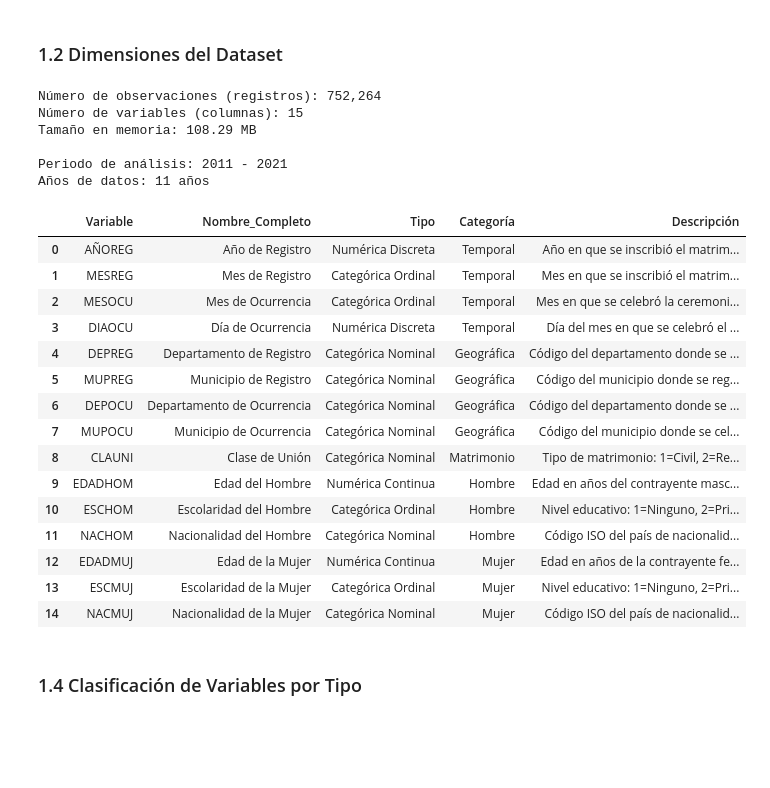
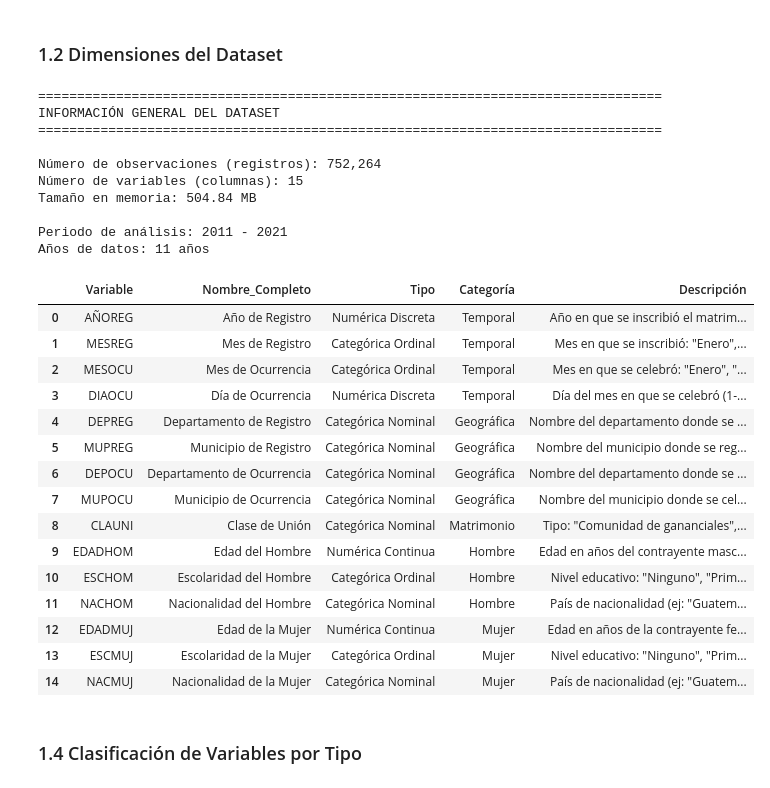
Before and after one commit to Branuvg/proyecto1_mineria, a Jupyter notebook: analisis_matrimonio.ipynb, the cells around one changed output. Drawn from its saved outputs; the diff is of its cells as text; code cells hidden in the pictures; blank space fills up the shorter version.

Commit message:
analisis de matrimonio corregido

```diff
--- a/analisis_matrimonio.ipynb
+++ b/analisis_matrimonio.ipynb
@@ -41,20 +87,36 @@ Forma del dataset: (752264, 15)
 ### 1.2 Dimensiones del Dataset
 # %%
 # Información general del dataset
+print("=" * 80)
+print("INFORMACIÓN GENERAL DEL DATASET")
+print("=" * 80)
+
 print(f"\nNúmero de observaciones (registros): {df.shape[0]:,}")
 print(f"Número de variables (columnas): {df.shape[1]}")
 print(f"Tamaño en memoria: {df.memory_usage(deep=True).sum() / 1024**2:.2f} MB")
-print(f"\nPeriodo de análisis: {int(df['AÑOREG'].min())} - {int(df['AÑOREG'].max())}")
-print(f"Años de datos: {int(df['AÑOREG'].max() - df['AÑOREG'].min() + 1)} años")
+
+# Usar columnas convertidas que ahora son numéricas
+if df['AÑOREG'].notna().any():
+    año_min = int(df['AÑOREG'].min())
+    año_max = int(df['AÑOREG'].max())
+    print(f"\nPeriodo de análisis: {año_min} - {año_max}")
+    print(f"Años de datos: {año_max - año_min + 1} años")
+else:
+    print("\n⚠️ No se pudieron obtener años (valores no numéricos)")
 # %% [output]
+================================================================================
+INFORMACIÓN GENERAL DEL DATASET
+================================================================================
+
 Número de observaciones (registros): 752,264
 Número de variables (columnas): 15
-Tamaño en memoria: 108.29 MB
+Tamaño en memoria: 504.84 MB
 
 Periodo de análisis: 2011 - 2021
 Años de datos: 11 años
 # %%
 # Crear diccionario detallado de variables
+# NOTA: Las descripciones reflejan que ahora los valores son texto descriptivo
 diccionario_variables = {
     'Variable': [
         'AÑOREG', 'MESREG', 'MESOCU', 'DIAOCU',  # Temporales
@@ -66,62 +128,62 @@ diccionario_variables = {
     'Nombre_Completo': [
         'Año de Registro', 'Mes de Registro', 'Mes de Ocurrencia', 'Día de Ocurrencia',
         'Departamento de Registro', 'Municipio de Registro', 'Departamento de Ocurrencia', 'Municipio de Ocurrencia',
         'Clase de Unión',
         'Edad del Hombre', 'Escolaridad del Hombre', 'Nacionalidad del Hombre',
         'Edad de la Mujer', 'Escolaridad de la Mujer', 'Nacionalidad de la Mujer'
     ],
     'Tipo': [
         'Numérica Discreta', 'Categórica Ordinal', 'Categórica Ordinal', 'Numérica Discreta',
         'Categórica Nominal', 'Categórica Nominal', 'Categórica Nominal', 'Categórica Nominal',
         'Categórica Nominal',
         'Numérica Continua', 'Categórica Ordinal', 'Categórica Nominal',
         'Numérica Continua', 'Categórica Ordinal', 'Categórica Nominal'
     ],
     'Categoría': [
         'Temporal', 'Temporal', 'Temporal', 'Temporal',
         'Geográfica', 'Geográfica', 'Geográfica', 'Geográfica',
         'Matrimonio',
         'Hombre', 'Hombre', 'Hombre',
         'Mujer', 'Mujer', 'Mujer'
     ],
     'Descripción': [
-        'Año en que se inscribió el matrimonio en el registro civil',
-        'Mes en que se inscribió el matrimonio (1-12)',
-        'Mes en que se celebró la ceremonia matrimonial (1-12)',
-        'Día del mes en que se celebró el matrimonio (1-31)',
-        'Código del departamento donde se registró (1-22)',
-        'Código del municipio donde se registró (101-2217)',
-        'Código del departamento donde se celebró (1-22)',
-        'Código del municipio donde se celebró (101-2217)',
-        'Tipo de matrimonio: 1=Civil, 2=Religioso, 3=Mixto, 9=No especificado',
-        'Edad en años del contrayente masculino',
-        'Nivel educativo: 1=Ninguno, 2=Primaria, 3=Básicos, 4=Diversificado, 5=Universidad, 6=Posgrado, 9=No especificado',
-        'Código ISO del país de nacionalidad (320=Guatemala)',
-        'Edad en años de la contrayente femenina',
-        'Nivel educativo: 1=Ninguno, 2=Primaria, 3=Básicos, 4=Diversificado, 5=Universidad, 6=Posgrado, 9=No especificado',
-        'Código ISO del país de nacionalidad (320=Guatemala)'
+        'Año en que se inscribió el matrimonio (convertido a numérico)',
+        'Mes en que se inscribió: "Enero", "Febrero", ... "Diciembre"',
+        'Mes en que se celebró: "Enero", "Febrero", ... "Diciembre"',
+        'Día del mes en que se celebró (1-31, convertido a numérico)',
+        'Nombre del departamento donde se registró (ej: "Guatemala", "Quetzaltenango")',
+        'Nombre del municipio donde se registró',
+        'Nombre del departamento donde se celebró',
+        'Nombre del municipio donde se celebró',
+        'Tipo: "Comunidad de gananciales", "Separación absoluta", "Comunidad absoluta", "No especificado"',
+        'Edad en años del contrayente masculino (convertido a numérico)',
+        'Nivel educativo: "Ninguno", "Primaria", "Básico", "Diversificado", "Universitario", "Ignorado"',
+        'País de nacionalidad (ej: "Guatemala", "Estados Unidos de América")',
+        'Edad en años de la contrayente femenina (convertido a numérico)',
+        'Nivel educativo: "Ninguno", "Primaria", "Básico", "Diversificado", "Universitario", "Ignorado"',
+        'País de nacionalidad (ej: "Guatemala", "Estados Unidos de América")'
     ]
 }
 
 df_diccionario = pd.DataFrame(diccionario_variables)
 display(df_diccionario)
 # %% [output]
 |  | Variable | Nombre_Completo | Tipo | Categoría | Descripción |
 | 0 | AÑOREG | Año de Registro | Numérica Discreta | Temporal | Año en que se inscribió el matrim... |
-| 1 | MESREG | Mes de Registro | Categórica Ordinal | Temporal | Mes en que se inscribió el matrim... |
-| 2 | MESOCU | Mes de Ocurrencia | Categórica Ordinal | Temporal | Mes en que se celebró la ceremoni... |
-| 3 | DIAOCU | Día de Ocurrencia | Numérica Discreta | Temporal | Día del mes en que se celebró el ... |
-| 4 | DEPREG | Departamento de Registro | Categórica Nominal | Geográfica | Código del departamento donde se ... |
-| 5 | MUPREG | Municipio de Registro | Categórica Nominal | Geográfica | Código del municipio donde se reg... |
-| 6 | DEPOCU | Departamento de Ocurrencia | Categórica Nominal | Geográfica | Código del departamento donde se ... |
-| 7 | MUPOCU | Municipio de Ocurrencia | Categórica Nominal | Geográfica | Código del municipio donde se cel... |
-| 8 | CLAUNI | Clase de Unión | Categórica Nominal | Matrimonio | Tipo de matrimonio: 1=Civil, 2=Re... |
+| 1 | MESREG | Mes de Registro | Categórica Ordinal | Temporal | Mes en que se inscribió: "Enero",... |
+| 2 | MESOCU | Mes de Ocurrencia | Categórica Ordinal | Temporal | Mes en que se celebró: "Enero", "... |
+| 3 | DIAOCU | Día de Ocurrencia | Numérica Discreta | Temporal | Día del mes en que se celebró (1-... |
+| 4 | DEPREG | Departamento de Registro | Categórica Nominal | Geográfica | Nombre del departamento donde se ... |
+| 5 | MUPREG | Municipio de Registro | Categórica Nominal | Geográfica | Nombre del municipio donde se reg... |
+| 6 | DEPOCU | Departamento de Ocurrencia | Categórica Nominal | Geográfica | Nombre del departamento donde se ... |
+| 7 | MUPOCU | Municipio de Ocurrencia | Categórica Nominal | Geográfica | Nombre del municipio donde se cel... |
+| 8 | CLAUNI | Clase de Unión | Categórica Nominal | Matrimonio | Tipo: "Comunidad de gananciales",... |
 | 9 | EDADHOM | Edad del Hombre | Numérica Continua | Hombre | Edad en años del contrayente masc... |
-| 10 | ESCHOM | Escolaridad del Hombre | Categórica Ordinal | Hombre | Nivel educativo: 1=Ninguno, 2=Pri... |
-| 11 | NACHOM | Nacionalidad del Hombre | Categórica Nominal | Hombre | Código ISO del país de nacionalid... |
+| 10 | ESCHOM | Escolaridad del Hombre | Categórica Ordinal | Hombre | Nivel educativo: "Ninguno", "Prim... |
+| 11 | NACHOM | Nacionalidad del Hombre | Categórica Nominal | Hombre | País de nacionalidad (ej: "Guatem... |
 | 12 | EDADMUJ | Edad de la Mujer | Numérica Continua | Mujer | Edad en años de la contrayente fe... |
-| 13 | ESCMUJ | Escolaridad de la Mujer | Categórica Ordinal | Mujer | Nivel educativo: 1=Ninguno, 2=Pri... |
-| 14 | NACMUJ | Nacionalidad de la Mujer | Categórica Nominal | Mujer | Código ISO del país de nacionalid... |
+| 13 | ESCMUJ | Escolaridad de la Mujer | Categórica Ordinal | Mujer | Nivel educativo: "Ninguno", "Prim... |
+| 14 | NACMUJ | Nacionalidad de la Mujer | Categórica Nominal | Mujer | País de nacionalidad (ej: "Guatem... |
 # %% [markdown]
 ### 1.4 Clasificación de Variables por Tipo
 # %%
```
Also changed, not shown: parts of 12 cells of this notebook.
